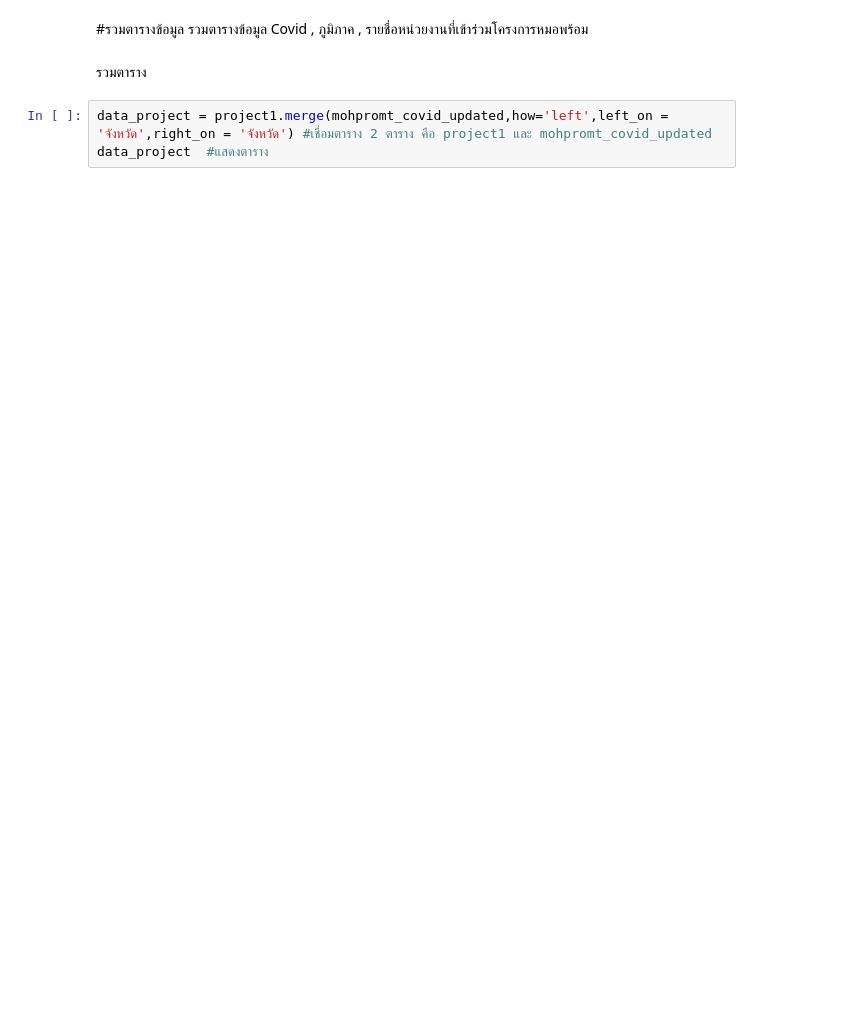
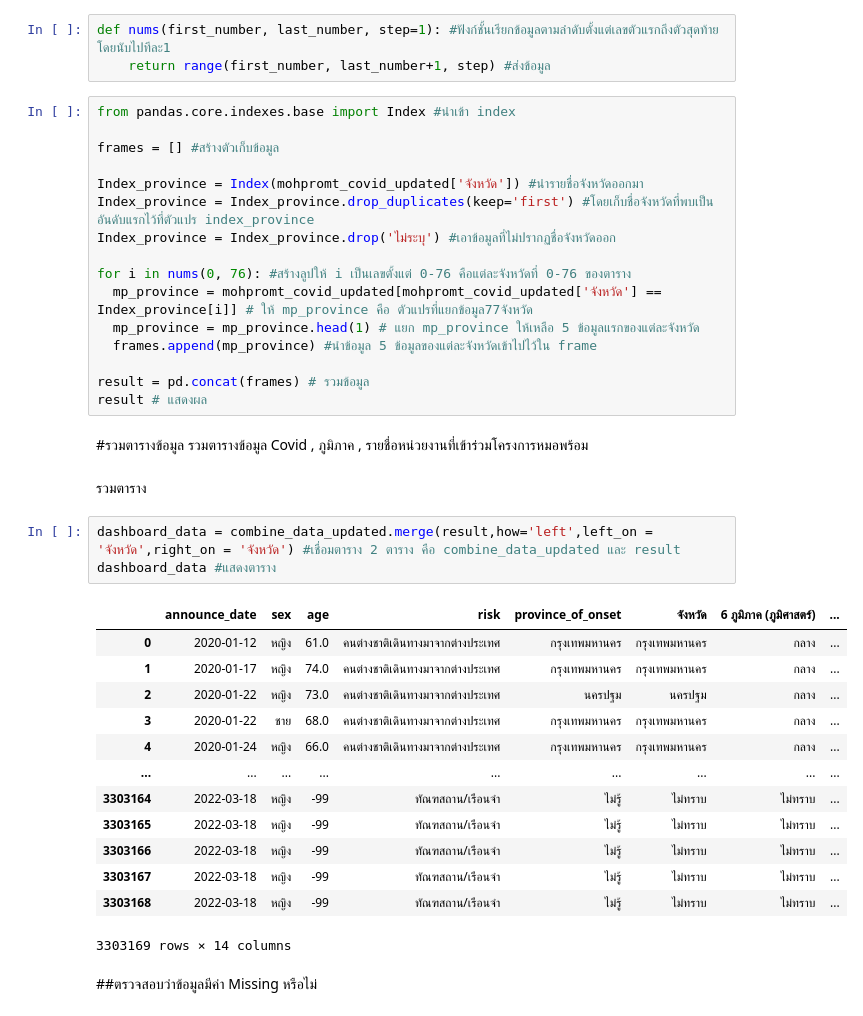
Before and after one commit to suwitchaya17/data_viz_2022, a Jupyter notebook: Dashboard_project.ipynb, the cells around one changed output. Saved outputs shown, nothing was run; the diff lists cells and outputs as text; blank space fills up the shorter version.

Commit message:
dashboard ทำสไลด์

```diff
--- a/Dashboard_project.ipynb
+++ b/Dashboard_project.ipynb
@@ -505,7 +495,42 @@ dtype: bool
+# %%
+def nums(first_number, last_number, step=1): #ฟังก์ชั้นเรียกข้อมูลตามลำดับตั้งแต่เลขตัวแรกถึงตัวสุดท้ายโดยนับไปทีละ1
+    return range(first_number, last_number+1, step) #ส่งข้อมูล
+# %%
+from pandas.core.indexes.base import Index #นำเข้า index
+
+frames = [] #สร้างตัวเก็บข้อมูล
+
+Index_province = Index(mohpromt_covid_updated['จังหวัด']) #นำรายชื่อจังหวัดออกมา
+Index_province = Index_province.drop_duplicates(keep='first') #โดยเก็บชื่อจังหวัดที่พบเป็นอันดับแรกไว้ที่ตัวแปร index_province
+Index_province = Index_province.drop('ไม่ระบุ') #เอาข้อมูลที่ไม่ปรากฏชื่อจังหวัดออก
+
+for i in nums(0, 76): #สร้างลูปให้ i เป็นเลขตั้งแต่ 0-76 คือแต่ละจังหวัดที่ 0-76 ของตาราง
+  mp_province = mohpromt_covid_updated[mohpromt_covid_updated['จังหวัด'] == Index_province[i]] # ให้ mp_province คือ ตัวแปรที่แยกข้อมูล77จังหวัด
+  mp_province = mp_province.head(1) # แยก mp_province ให้เหลือ 5 ข้อมูลแรกของแต่ละจังหวัด
+  frames.append(mp_province) #นำข้อมูล 5 ข้อมูลของแต่ละจังหวัดเข้าไปไว้ใน frame
+
+result = pd.concat(frames) # รวมข้อมูล
+result # แสดงผล
 # %% [markdown]
 #รวมตารางข้อมูล รวมตารางข้อมูล Covid , ภูมิภาค , รายชื่อหน่วยงานที่เข้าร่วมโครงการหมอพร้อม
 # %% [markdown]
 รวมตาราง
 # %%
-data_project = project1.merge(mohpromt_covid_updated,how='left',left_on = 'จังหวัด',right_on = 'จังหวัด') #เชื่อมตาราง 2 ตาราง คือ project1 และ mohpromt_covid_updated
-data_project  #แสดงตาราง
+dashboard_data = combine_data_updated.merge(result,how='left',left_on = 'จังหวัด',right_on = 'จังหวัด') #เชื่อมตาราง 2 ตาราง คือ combine_data_updated และ result
+dashboard_data #แสดงตาราง
+# %% [output]
+|  | announce_date | sex | age | risk | province_of_onset | จังหวัด | 6 ภูมิภาค (ภูมิศาสตร์) | ... |
+| 0 | 2020-01-12 | หญิง | 61.0 | คนต่างชาติเดินทางมาจากต่างประเทศ | กรุงเทพมหานคร | กรุงเทพมหานคร | กลาง | ... |
+| 1 | 2020-01-17 | หญิง | 74.0 | คนต่างชาติเดินทางมาจากต่างประเทศ | กรุงเทพมหานคร | กรุงเทพมหานคร | กลาง | ... |
+| 2 | 2020-01-22 | หญิง | 73.0 | คนต่างชาติเดินทางมาจากต่างประเทศ | นครปฐม | นครปฐม | กลาง | ... |
+| 3 | 2020-01-22 | ชาย | 68.0 | คนต่างชาติเดินทางมาจากต่างประเทศ | กรุงเทพมหานคร | กรุงเทพมหานคร | กลาง | ... |
+| 4 | 2020-01-24 | หญิง | 66.0 | คนต่างชาติเดินทางมาจากต่างประเทศ | กรุงเทพมหานคร | กรุงเทพมหานคร | กลาง | ... |
+| ... | ... | ... | ... | ... | ... | ... | ... | ... |
+| 3303164 | 2022-03-18 | หญิง | -99 | ทัณฑสถาน/เรือนจำ | ไม่รู้ | ไม่ทราบ | ไม่ทราบ | ... |
+| 3303165 | 2022-03-18 | หญิง | -99 | ทัณฑสถาน/เรือนจำ | ไม่รู้ | ไม่ทราบ | ไม่ทราบ | ... |
+| 3303166 | 2022-03-18 | หญิง | -99 | ทัณฑสถาน/เรือนจำ | ไม่รู้ | ไม่ทราบ | ไม่ทราบ | ... |
+| 3303167 | 2022-03-18 | หญิง | -99 | ทัณฑสถาน/เรือนจำ | ไม่รู้ | ไม่ทราบ | ไม่ทราบ | ... |
+| 3303168 | 2022-03-18 | หญิง | -99 | ทัณฑสถาน/เรือนจำ | ไม่รู้ | ไม่ทราบ | ไม่ทราบ | ... |
+3303169 rows × 14 columns
+# %% [markdown]
+##ตรวจสอบว่าข้อมูลมีค่า Missing หรือไม่
```
Also changed, not shown: parts of 18 cells of this notebook.
